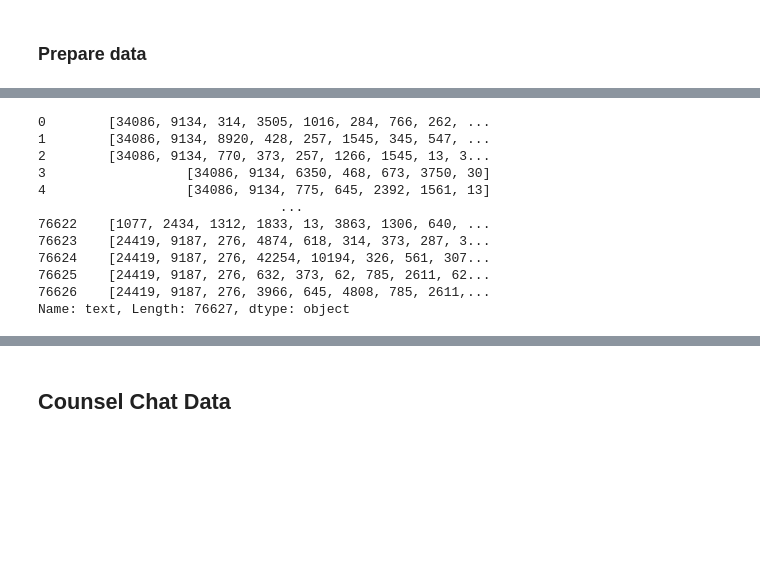
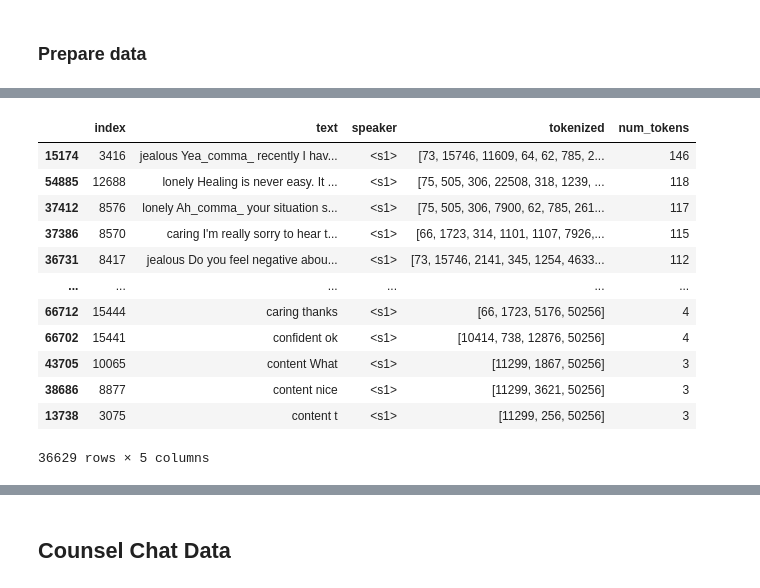
Before and after one commit to SolipsisAI/research, a Jupyter notebook: notebooks/ed-dialogueset.ipynb, the cells around one changed output, grey strips where cells are left out. Drawn from its saved outputs; the diff is of its cells as text; code cells hidden in the pictures; blank space fills up the shorter version.

```diff
--- a/notebooks/ed-dialogueset.ipynb
+++ b/notebooks/ed-dialogueset.ipynb
@@ -397,20 +411,24 @@ preprocessed_df[preprocessed_df["speaker"] == "<s1>"]
 # %%
-preprocessed_df["text"].apply(lambda x: tokenizer.encode(x))
+preprocessed_df["tokenized"] = preprocessed_df["text"].apply(lambda x: tokenizer.encode(clean_text(x)) + [tokenizer.eos_token_id])
-# %% [output]
-0        [34086, 9134, 314, 3505, 1016, 284, 766, 262, ...
-1        [34086, 9134, 8920, 428, 257, 1545, 345, 547, ...
-2        [34086, 9134, 770, 373, 257, 1266, 1545, 13, 3...
-3                  [34086, 9134, 6350, 468, 673, 3750, 30]
-4                  [34086, 9134, 775, 645, 2392, 1561, 13]
-                               ...
-76622    [1077, 2434, 1312, 1833, 13, 3863, 1306, 640, ...
-76623    [24419, 9187, 276, 4874, 618, 314, 373, 287, 3...
-76624    [24419, 9187, 276, 42254, 10194, 326, 561, 307...
-76625    [24419, 9187, 276, 632, 373, 62, 785, 2611, 62...
-76626    [24419, 9187, 276, 3966, 645, 4808, 785, 2611,...
-Name: text, Length: 76627, dtype: object
+# %%
+preprocessed_df["num_tokens"] = preprocessed_df["tokenized"].apply(lambda x: len(x))
 # %%
 # preprocessed_df["text"] = preprocessed_df["text"].apply(lambda t: t.replace("_comma_", ","))
+preprocessed_df[preprocessed_df["speaker"] == "<s1>"].sort_values(by="num_tokens", ascending=False)
+# %% [output]
+|  | index | text | speaker | tokenized | num_tokens |
+| 15174 | 3416 | jealous Yea_comma_ recently I hav... | <s1> | [73, 15746, 11609, 64, 62, 785, 2... | 146 |
+| 54885 | 12688 | lonely Healing is never easy. It ... | <s1> | [75, 505, 306, 22508, 318, 1239, ... | 118 |
+| 37412 | 8576 | lonely Ah_comma_ your situation s... | <s1> | [75, 505, 306, 7900, 62, 785, 261... | 117 |
+| 37386 | 8570 | caring I'm really sorry to hear t... | <s1> | [66, 1723, 314, 1101, 1107, 7926,... | 115 |
+| 36731 | 8417 | jealous Do you feel negative abou... | <s1> | [73, 15746, 2141, 345, 1254, 4633... | 112 |
+| ... | ... | ... | ... | ... | ... |
+| 66712 | 15444 | caring thanks | <s1> | [66, 1723, 5176, 50256] | 4 |
+| 66702 | 15441 | confident ok | <s1> | [10414, 738, 12876, 50256] | 4 |
+| 43705 | 10065 | content What | <s1> | [11299, 1867, 50256] | 3 |
+| 38686 | 8877 | content nice | <s1> | [11299, 3621, 50256] | 3 |
+| 13738 | 3075 | content t | <s1> | [11299, 256, 50256] | 3 |
+36629 rows × 5 columns
 # %%
 prepared_df = prepare_data(data=preprocessed_df, filter_by="speaker==<s1>", text_key="text", num_history=7, test_size=None)
 # %%
```
Also changed, not shown: parts of 7 cells of this notebook.
